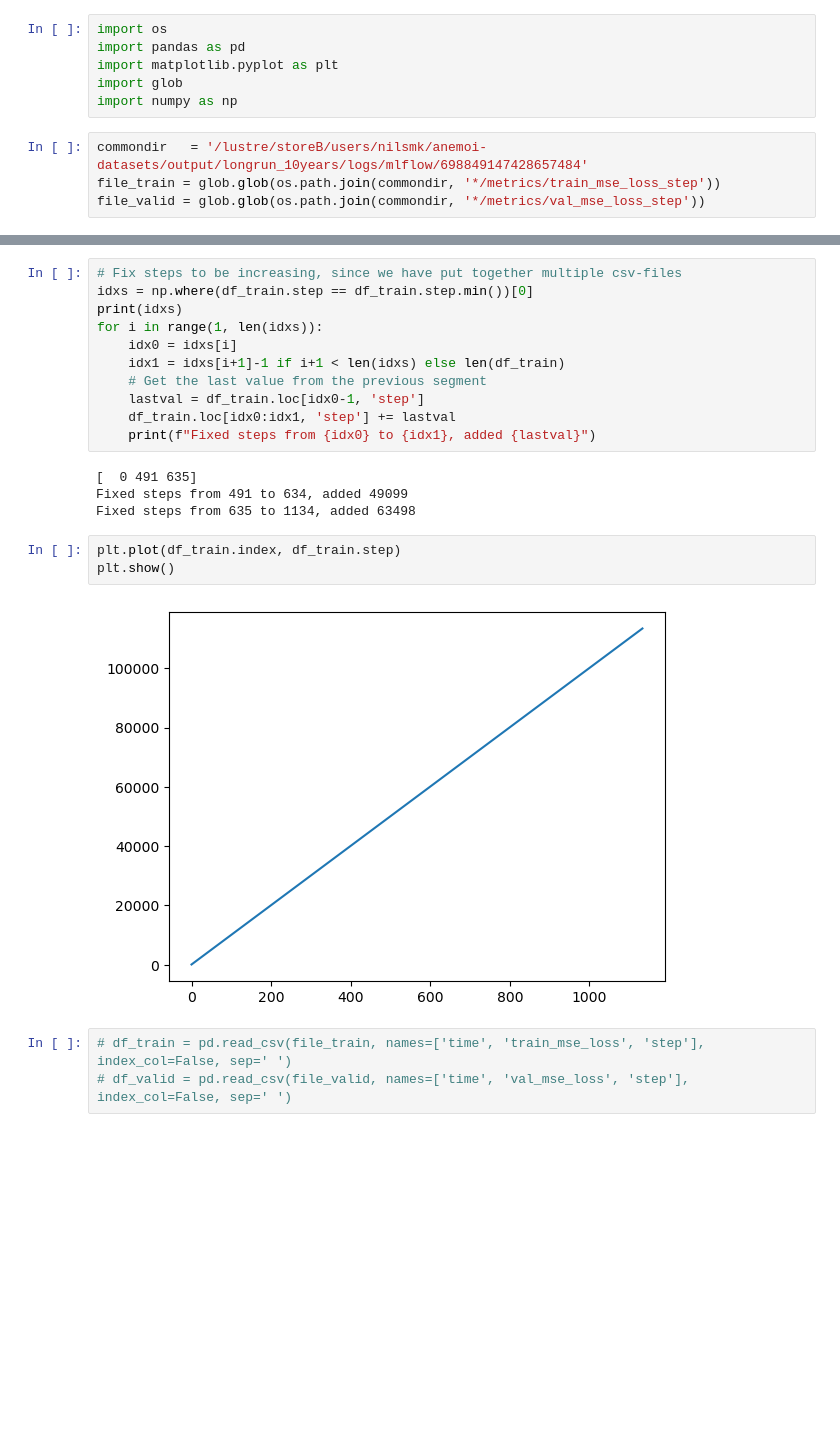
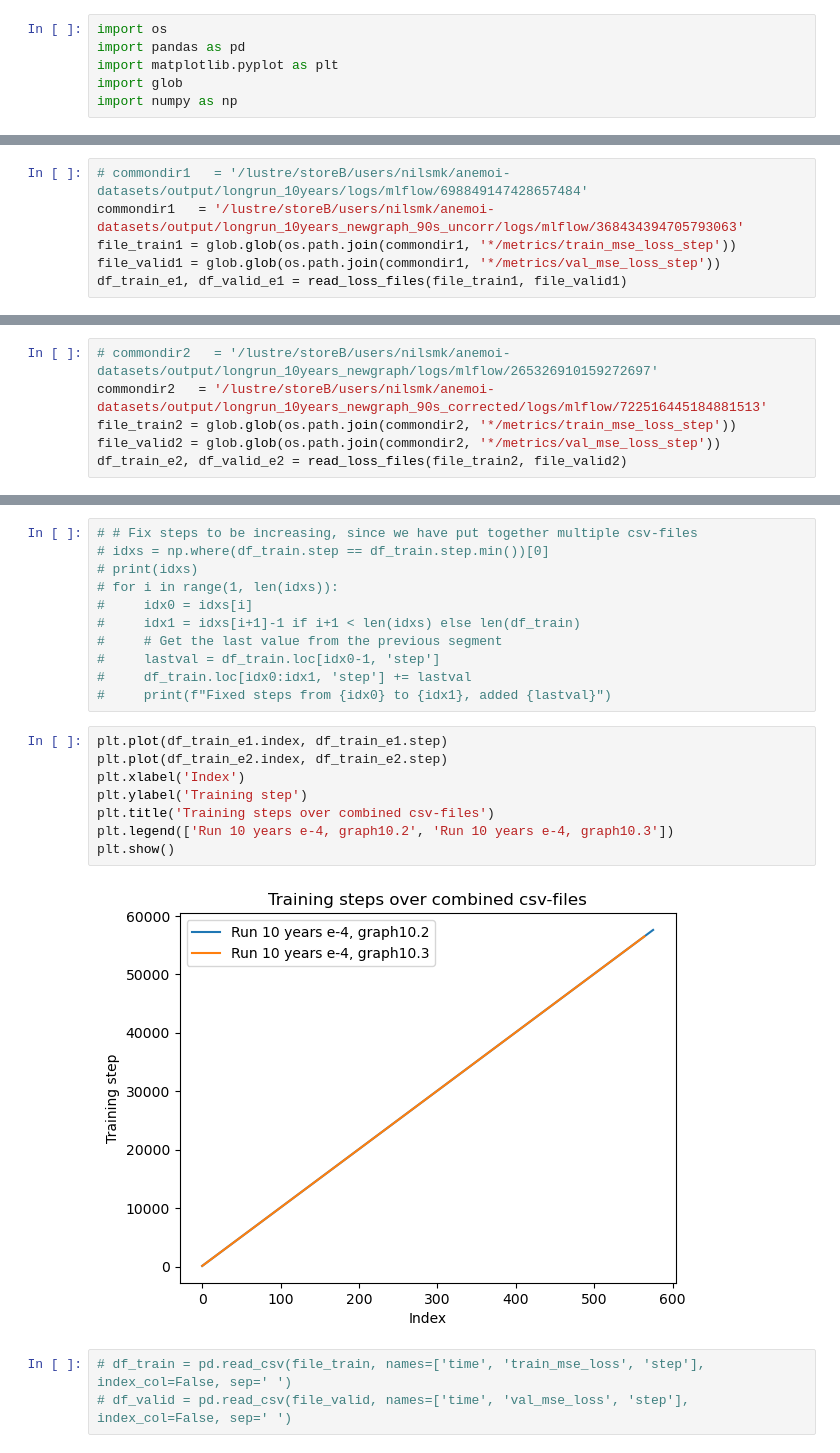
Before and after one commit to nilsmkMET/anemoi-stormsurge, a Jupyter notebook: notebooks/plot_train_loss.ipynb, the cells around one changed output, grey strips where cells are left out. Drawn from its saved outputs; the diff is of its cells as text; blank space fills up the shorter version.

```diff
--- a/notebooks/plot_train_loss.ipynb
+++ b/notebooks/plot_train_loss.ipynb
@@ -4,8 +4,4 @@ import pandas as pd
 import matplotlib.pyplot as plt
 import glob
 import numpy as np
-# %%
-commondir   = '/lustre/storeB/users/nilsmk/anemoi-datasets/output/longrun_10years/logs/mlflow/698849147428657484'
-file_train = glob.glob(os.path.join(commondir, '*/metrics/train_mse_loss_step'))
-file_valid = glob.glob(os.path.join(commondir, '*/metrics/val_mse_loss_step'))
 # %%
@@ -22,0 +39,6 @@ df_valid = df_valid.reset_index(drop=True)
+# %%
+# commondir1   = '/lustre/storeB/users/nilsmk/anemoi-datasets/output/longrun_10years/logs/mlflow/698849147428657484'
+commondir1   = '/lustre/storeB/users/nilsmk/anemoi-datasets/output/longrun_10years_newgraph_90s_uncorr/logs/mlflow/368434394705793063'
+file_train1 = glob.glob(os.path.join(commondir1, '*/metrics/train_mse_loss_step'))
+file_valid1 = glob.glob(os.path.join(commondir1, '*/metrics/val_mse_loss_step'))
+df_train_e1, df_valid_e1 = read_loss_files(file_train1, file_valid1)
@@ -22,0 +47,6 @@ df_valid = df_valid.reset_index(drop=True)
+# %%
+# commondir2   = '/lustre/storeB/users/nilsmk/anemoi-datasets/output/longrun_10years_newgraph/logs/mlflow/265326910159272697'
+commondir2   = '/lustre/storeB/users/nilsmk/anemoi-datasets/output/longrun_10years_newgraph_90s_corrected/logs/mlflow/722516445184881513'
+file_train2 = glob.glob(os.path.join(commondir2, '*/metrics/train_mse_loss_step'))
+file_valid2 = glob.glob(os.path.join(commondir2, '*/metrics/val_mse_loss_step'))
+df_train_e2, df_valid_e2 = read_loss_files(file_train2, file_valid2)
@@ -23,23 +60,24 @@ df_valid = df_valid.reset_index(drop=True)
 # %%
-# Fix steps to be increasing, since we have put together multiple csv-files
-idxs = np.where(df_train.step == df_train.step.min())[0]
-print(idxs)
-for i in range(1, len(idxs)):
-    idx0 = idxs[i]
-    idx1 = idxs[i+1]-1 if i+1 < len(idxs) else len(df_train)
-    # Get the last value from the previous segment
-    lastval = df_train.loc[idx0-1, 'step']
-    df_train.loc[idx0:idx1, 'step'] += lastval
-    print(f"Fixed steps from {idx0} to {idx1}, added {lastval}")
+# # Fix steps to be increasing, since we have put together multiple csv-files
+# idxs = np.where(df_train.step == df_train.step.min())[0]
+# print(idxs)
+# for i in range(1, len(idxs)):
+#     idx0 = idxs[i]
+#     idx1 = idxs[i+1]-1 if i+1 < len(idxs) else len(df_train)
+#     # Get the last value from the previous segment
+#     lastval = df_train.loc[idx0-1, 'step']
+#     df_train.loc[idx0:idx1, 'step'] += lastval
+#     print(f"Fixed steps from {idx0} to {idx1}, added {lastval}")
-# %% [output]
-[  0 491 635]
-Fixed steps from 491 to 634, added 49099
-Fixed steps from 635 to 1134, added 63498
 # %%
-plt.plot(df_train.index, df_train.step)
+plt.plot(df_train_e1.index, df_train_e1.step)
+plt.plot(df_train_e2.index, df_train_e2.step)
+plt.xlabel('Index')
+plt.ylabel('Training step')
+plt.title('Training steps over combined csv-files')
+plt.legend(['Run 10 years e-4, graph10.2', 'Run 10 years e-4, graph10.3'])
 plt.show()
 # %% [output]
-[figure, old version]
+[figure, new version]
 # %%
 # df_train = pd.read_csv(file_train, names=['time', 'train_mse_loss', 'step'], index_col=False, sep=' ')
 # df_valid = pd.read_csv(file_valid, names=['time', 'val_mse_loss', 'step'], index_col=False, sep=' ')
```
Also changed, not shown: parts of 7 cells of this notebook, 11 other files.
